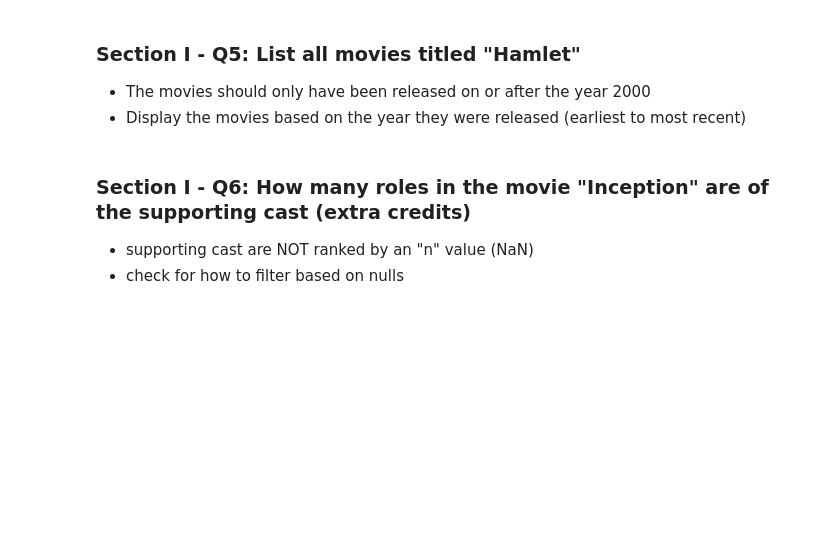
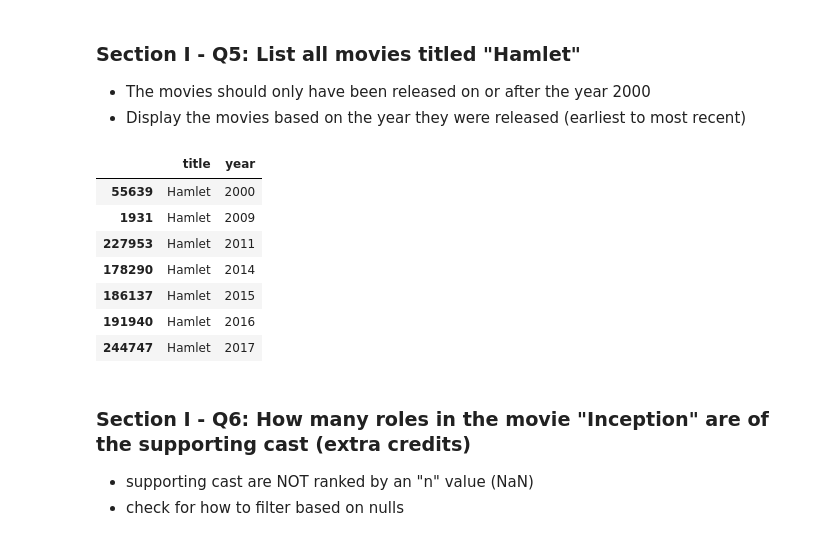
Before and after one commit to rscott1989/mec-mini-projects, a Jupyter notebook: mec-5.3.10-data-wranging-with-pandas-mini-project/Mini_Project_Data_Wrangling_Pandas.ipynb, the cells around one changed output. Cells and saved outputs as stored; diff of their text form; code cells hidden in the pictures; blank space fills up the shorter version.

```diff
--- a/mec-5.3.10-data-wranging-with-pandas-mini-project/Mini_Project_Data_Wrangling_Pandas.ipynb
+++ b/mec-5.3.10-data-wranging-with-pandas-mini-project/Mini_Project_Data_Wrangling_Pandas.ipynb
@@ -168,6 +203,17 @@ len(movies[movies.year == 2017])
 ### Section I - Q5: List all movies titled "Hamlet"
 - The movies should only have been released on or after the year 2000
 - Display the movies based on the year they were released (earliest to most recent)
+# %%
+movies[movies.title == 'Hamlet'] [movies.year >= 2000].sort_values(by=['year'], ascending=True)
+# %% [output]
+|  | title | year |
+| 55639 | Hamlet | 2000 |
+| 1931 | Hamlet | 2009 |
+| 227953 | Hamlet | 2011 |
+| 178290 | Hamlet | 2014 |
+| 186137 | Hamlet | 2015 |
+| 191940 | Hamlet | 2016 |
+| 244747 | Hamlet | 2017 |
 # %% [markdown]
 ### Section I - Q6: How many roles in the movie "Inception" are of the supporting cast (extra credits)
 - supporting cast are NOT ranked by an "n" value (NaN)
```
Also changed, not shown: parts of 5 cells of this notebook.
